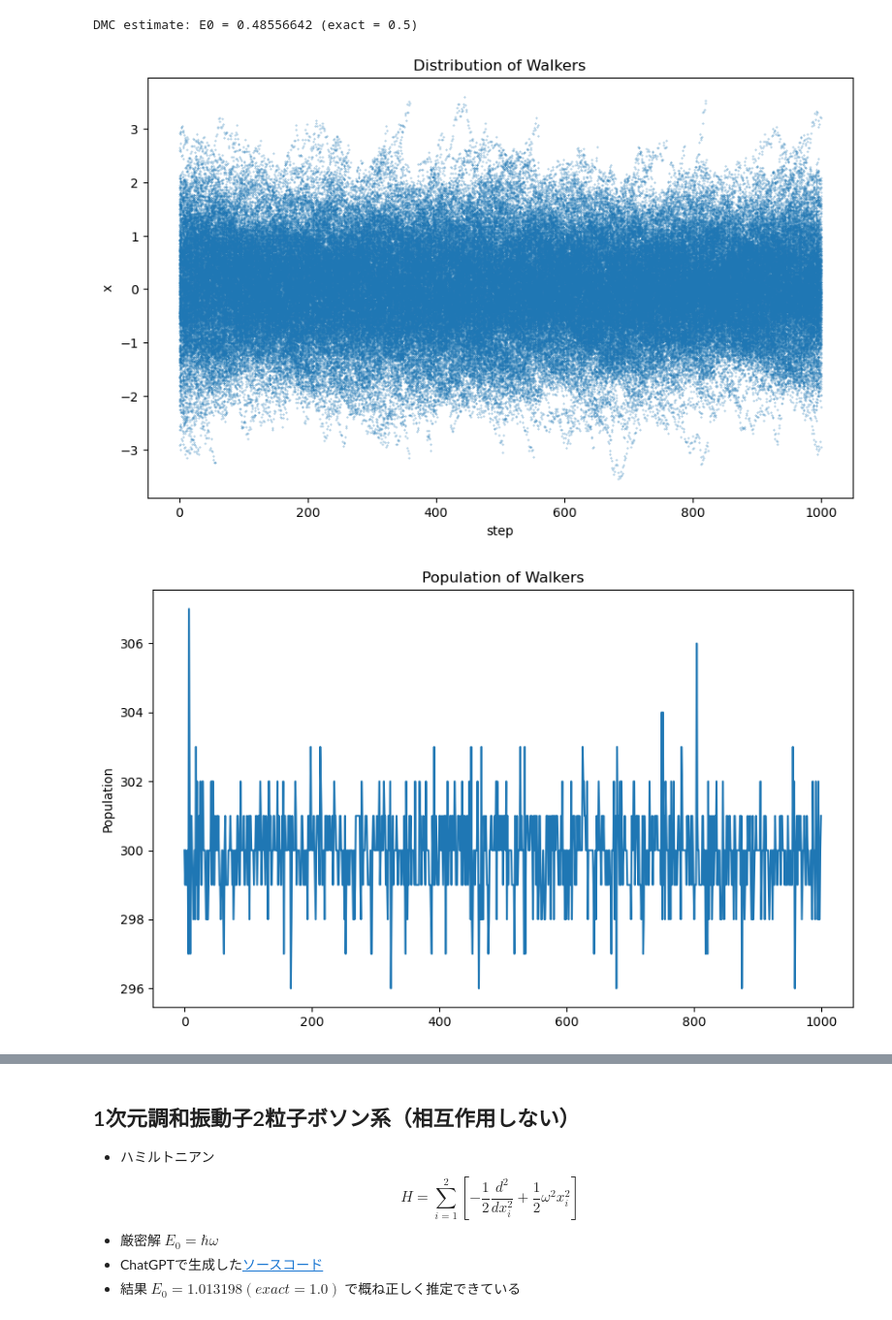
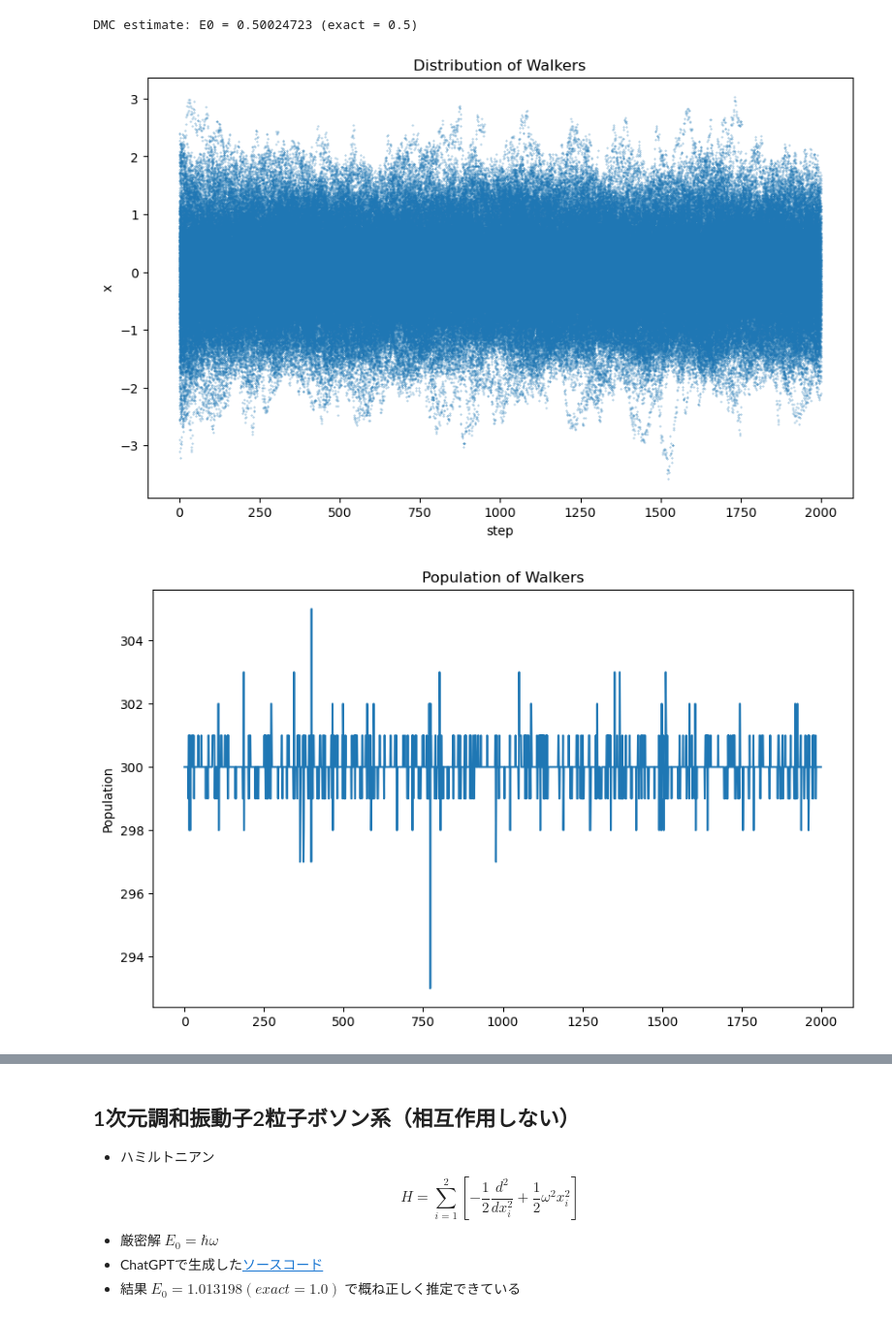
Before and after one commit to harada4atsushi/SeniorThesis, a Jupyter notebook: diffusion_monte_carlo.ipynb, the cells around one changed output, grey strips where cells are left out. Shown at 97% size. Saved outputs shown, nothing was run; the diff lists cells and outputs as text; code cells hidden in the pictures.

```diff
--- a/diffusion_monte_carlo.ipynb
+++ b/diffusion_monte_carlo.ipynb
@@ -219,34 +171,34 @@ def dmc_1d_harmonic(
         x = x_new
 
         # ---- mixed estimator: エネルギー推定（burn-in後に記録）----
         if step >= burn_in:
             # 混合推定量は単純に E_L のウォーカー平均
             E_step = np.mean(local_energy(x))
             E_samples.append(E_step)
 
     if len(E_samples) == 0:
         # return np.nan, np.nan, np.array([])
         return np.nan
 
     # walker平均の平均がエネルギー推定値
     E_arr = np.array(E_samples)
     E_est = E_arr.mean()
     # 有効サンプル間の相関を無視した素朴な標準誤差（目安）
     # E_sem = E_arr.std(ddof=1) / np.sqrt(len(E_arr))
     # return E_mean, E_sem, E_arr
     return E_est, E_arr, x_hist
 
-E_est, E_arr, x_hist = dmc_1d_harmonic(n_walkers=300, n_steps=1000, burn_in=100, alpha=0.3, E_T_init=0.3)
+E_est, E_arr, x_hist = dmc_1d_harmonic(n_walkers=300, n_steps=2000, burn_in=200, alpha=0.9, E_T_init=0.5)
 # print(f"DMC estimate: E0 = {E_est:.6f} ± {dE:.6f}  (exact = 0.5)")
 print(f"DMC estimate: E0 = {E_est:.8f} (exact = 0.5)")
 
 # plot_DMC(E_est, E_arr, x_hist)
 plot_walkers_diffusion(plt, x_hist)
 plot_walkers_population(plt, x_hist)
 plot_walkers_distribution(plt, x_hist)
 plot_evolution_of_E(plt, E_arr)
 plt.show()
 # %% [output]
-DMC estimate: E0 = 0.48556642 (exact = 0.5)
+DMC estimate: E0 = 0.50024723 (exact = 0.5)
-[figure, old version]
+[figure, new version]
-[figure, old version]
+[figure, new version]
```
Also changed, not shown: parts of 4 cells of this notebook.
